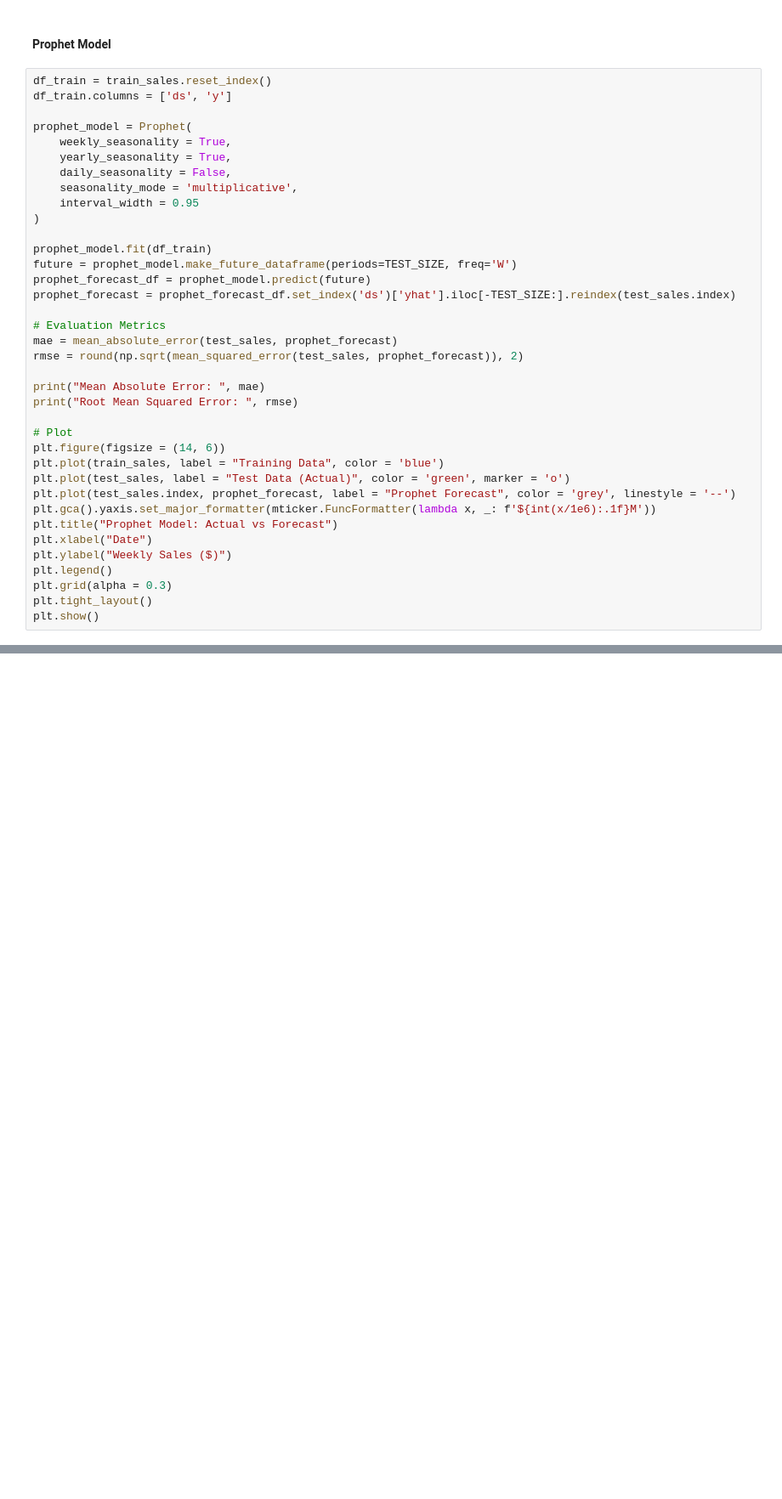
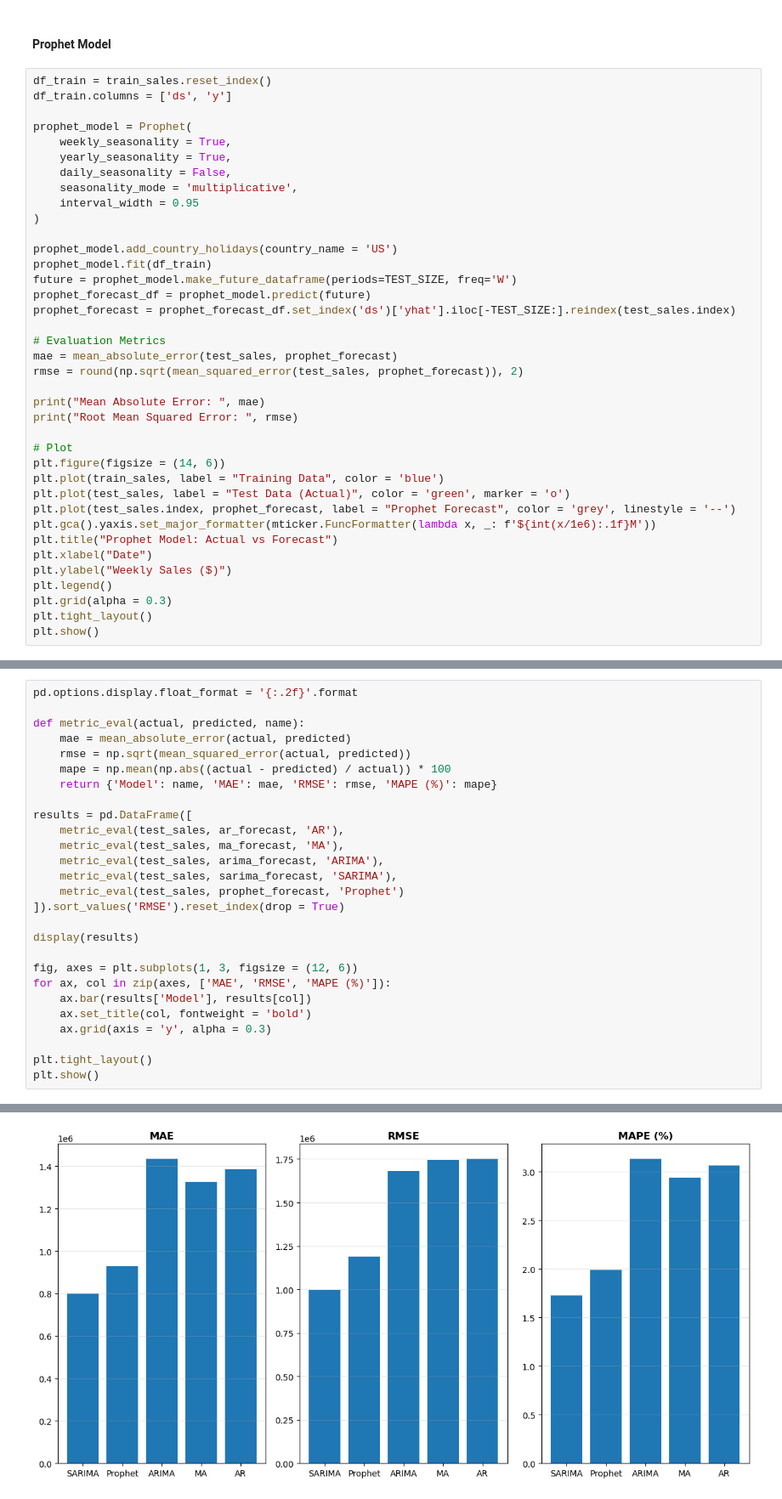
Before and after one commit to junaidazhar42/Walmart-Weekly-Sales-Forecasting-ARIMA-Prophet, a Jupyter notebook: main.ipynb, the cells around one changed output, grey strips where cells are left out. Shown at 85% size. Drawn from its saved outputs; the diff is of its cells as text; blank space fills up the shorter version.

```diff
--- a/main.ipynb
+++ b/main.ipynb
@@ -676,6 +743,7 @@ prophet_model = Prophet(
     interval_width = 0.95
 )
 
+prophet_model.add_country_holidays(country_name = 'US')
 prophet_model.fit(df_train)
 future = prophet_model.make_future_dataframe(periods=TEST_SIZE, freq='W')
 prophet_forecast_df = prophet_model.predict(future)
@@ -709,0 +783,28 @@ Root Mean Squared Error:  1195938.2
+# %%
+pd.options.display.float_format = '{:.2f}'.format
+
+def metric_eval(actual, predicted, name):
+    mae = mean_absolute_error(actual, predicted)
+    rmse = np.sqrt(mean_squared_error(actual, predicted))
+    mape = np.mean(np.abs((actual - predicted) / actual)) * 100
+    return {'Model': name, 'MAE': mae, 'RMSE': rmse, 'MAPE (%)': mape}
+
+results = pd.DataFrame([
+    metric_eval(test_sales, ar_forecast, 'AR'),
+    metric_eval(test_sales, ma_forecast, 'MA'),
+    metric_eval(test_sales, arima_forecast, 'ARIMA'),
+    metric_eval(test_sales, sarima_forecast, 'SARIMA'),
+    metric_eval(test_sales, prophet_forecast, 'Prophet')
+]).sort_values('RMSE').reset_index(drop = True)
+
+display(results)
+
+fig, axes = plt.subplots(1, 3, figsize = (12, 6))
+for ax, col in zip(axes, ['MAE', 'RMSE', 'MAPE (%)']):
+    ax.bar(results['Model'], results[col])
+    ax.set_title(col, fontweight = 'bold')
+    ax.grid(axis = 'y', alpha = 0.3)
+
+plt.tight_layout()
+plt.show()
+# %% [output]
@@ -709,0 +817 @@ Root Mean Squared Error:  1195938.2
+[figure, added]
```
Also changed, not shown: parts of 17 cells of this notebook.
